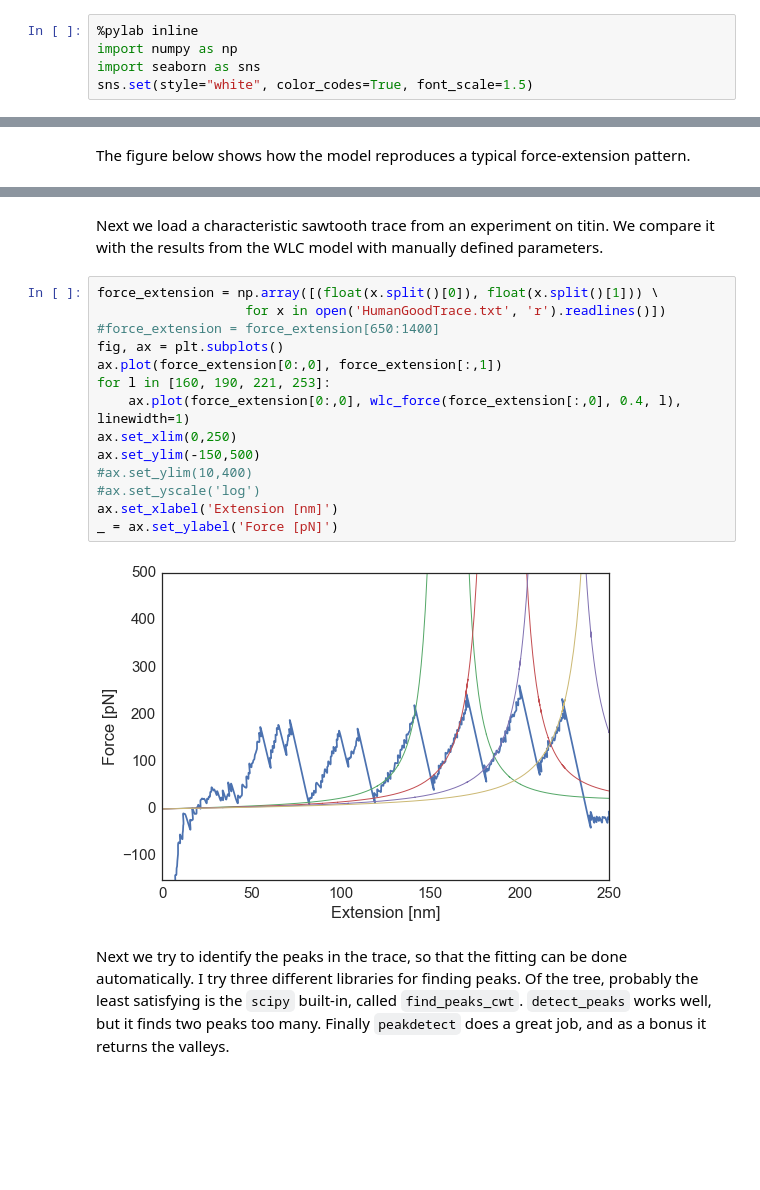
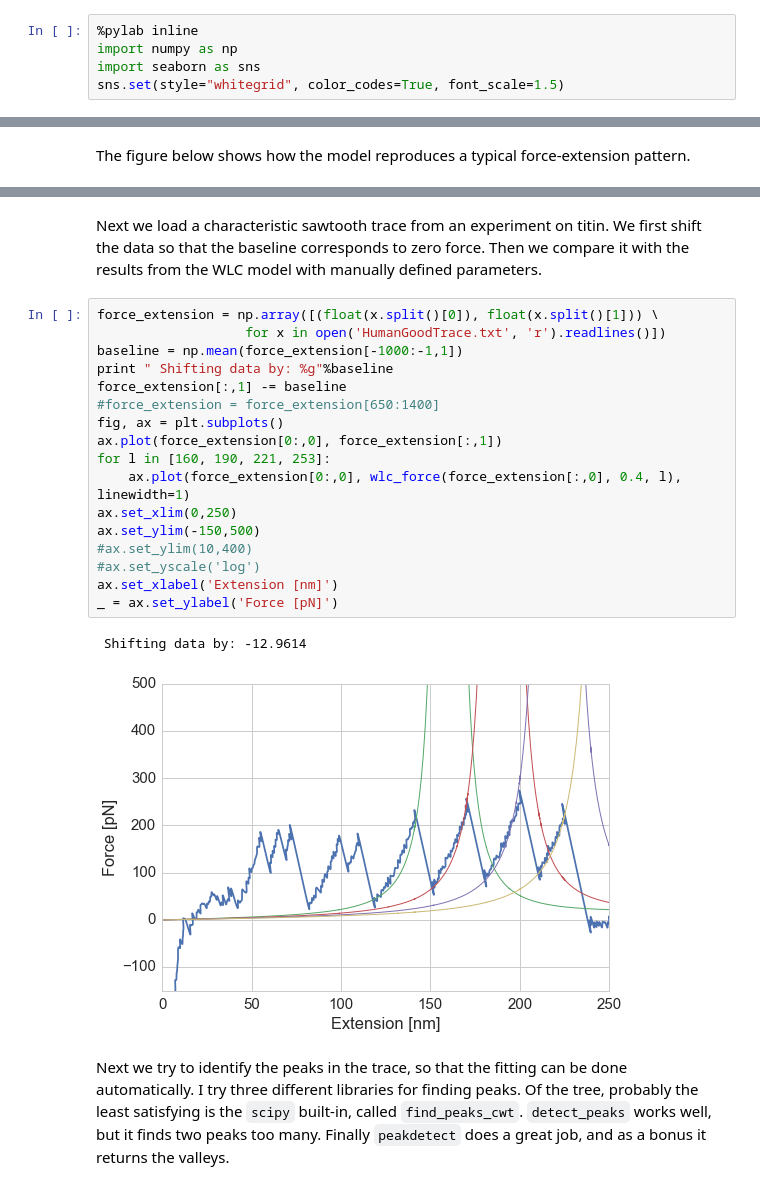
Before and after one commit to daviddesancho/AFMtools, a Jupyter notebook: WLC/WLCfits.ipynb, the cells around one changed output, grey strips where cells are left out. Cells and saved outputs as stored; diff of their text form; blank space fills up the shorter version.

```diff
--- a/WLC/WLCfits.ipynb
+++ b/WLC/WLCfits.ipynb
@@ -2,7 +2,7 @@
 %pylab inline
 import numpy as np
 import seaborn as sns
-sns.set(style="white", color_codes=True, font_scale=1.5)
+sns.set(style="whitegrid", color_codes=True, font_scale=1.5)
 # %% [output]
 Populating the interactive namespace from numpy and matplotlib
 # %% [markdown]
@@ -35,21 +35,25 @@ _ = ax.set_ylabel('Force [pN]', size=20)
 # %% [markdown]
-Next we load a characteristic sawtooth trace from an experiment on titin. We compare it with the results from the WLC model with manually defined parameters.
+Next we load a characteristic sawtooth trace from an experiment on titin. We first shift the data so that the baseline corresponds to zero force. Then we compare it with the results from the WLC model with manually defined parameters.
 # %%
 force_extension = np.array([(float(x.split()[0]), float(x.split()[1])) \
                    for x in open('HumanGoodTrace.txt', 'r').readlines()])
+baseline = np.mean(force_extension[-1000:-1,1])
+print " Shifting data by: %g"%baseline
+force_extension[:,1] -= baseline
 #force_extension = force_extension[650:1400]
 fig, ax = plt.subplots()
 ax.plot(force_extension[0:,0], force_extension[:,1])
 for l in [160, 190, 221, 253]:
     ax.plot(force_extension[0:,0], wlc_force(force_extension[:,0], 0.4, l), linewidth=1)
 ax.set_xlim(0,250)
 ax.set_ylim(-150,500)
 #ax.set_ylim(10,400)
 #ax.set_yscale('log')
 ax.set_xlabel('Extension [nm]')
 _ = ax.set_ylabel('Force [pN]')
 # %% [output]
+ Shifting data by: -12.9614
-[figure, old version]
+[figure, new version]
 # %% [markdown]
 Next we try to identify the peaks in the trace, so that the fitting can be done automatically. I try three different libraries for finding peaks. Of the tree, probably the least satisfying is the `scipy` built-in, called `find_peaks_cwt`. `detect_peaks` works well, but it finds two peaks too many. Finally `peakdetect` does a great job, and as a bonus it returns the valleys.
 # %%
```
Also changed, not shown: parts of 6 cells of this notebook.
